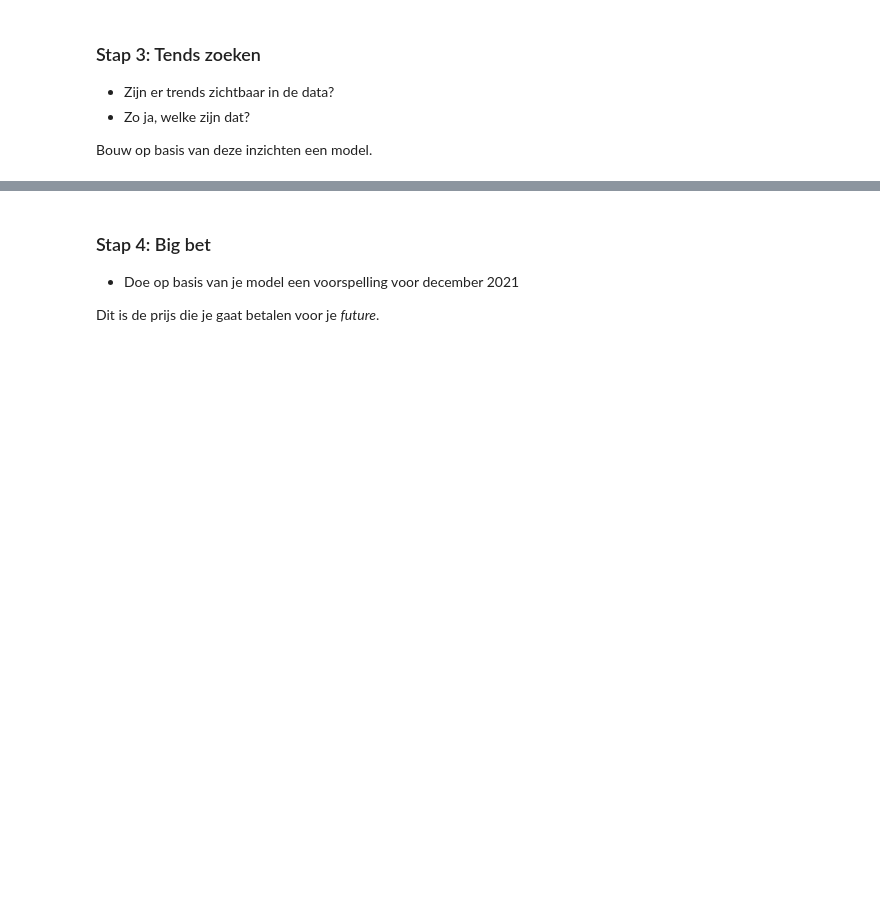
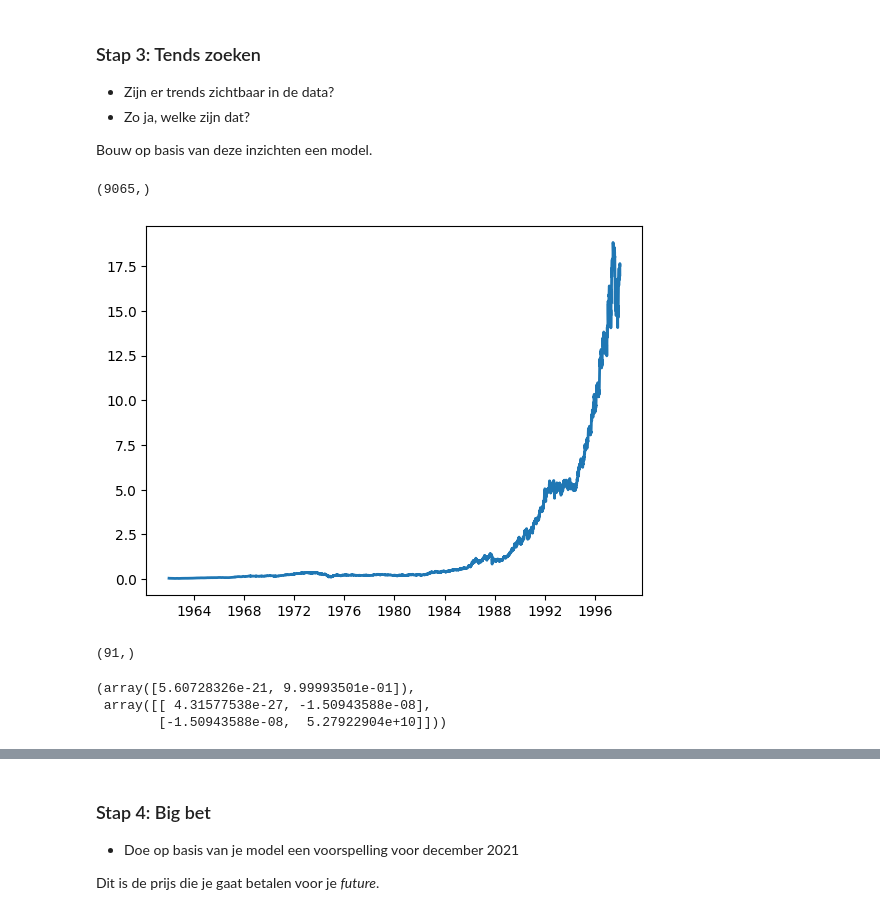
Before and after one commit to MarcRotsaert/MakeAIWork3, a Jupyter notebook: opdrachten/practica/week14/Les regressie + practicum/notebooks/regressie-practicum.ipynb, the cells around one changed output, grey strips where cells are left out. Drawn from its saved outputs; the diff is of its cells as text; code cells hidden in the pictures; blank space fills up the shorter version.

```diff
--- a/opdrachten/practica/week14/Les regressie + practicum/notebooks/regressie-practicum.ipynb
+++ b/opdrachten/practica/week14/Les regressie + practicum/notebooks/regressie-practicum.ipynb
@@ -315,9 +254,9 @@ https://www.kaggle.com/datasets/kalilurrahman/coca-cola-stock-live-and-updated
 ### Stap 1: Data inladen
 # %%
 # Use pandas to load 'coca_cola_stock_history.csv'
-
+df_cola = pd.read_csv('../data/coca_cola_stock_history.csv')
 # ...
 
 # To check if this set is complete, use:
-
-# levels.isnull().sum()
+df_cola.isnull().sum()
+# het is compleet hoor. We kunnen aan de slag
@@ -325,3 +274,16 @@ https://www.kaggle.com/datasets/kalilurrahman/coca-cola-stock-live-and-updated
 ### Stap 2: Range selecteren
 
 Het is het jaar 1997 dus je beschikt over aardig wat koersdata.
+# %%
+df_cola.keys()
+# We hebben een probleem, de tijd-informatie is niet op een consistente manier opgeslagen.
+#
+dump = df_cola['Date']
+dt=[]
+for t in dump:
+    datum = t.split(' ')[0]
+    dt.append(datetime.datetime.strptime(datum,'%Y-%m-%d'))
+
+
+dt_cola= pd.to_datetime(dt)
+print(dt_cola)
@@ -328,4 +299,13 @@ Het is het jaar 1997 dus je beschikt over aardig wat koersdata.
 # %%
 # Select the data between begin 1962 and end 1997
-
+print(dt_cola.dtype)
+#print(dt_cola[15000:15310]>datetime.datetime(1962,1,1))
+#xx
+print(df_cola.shape)
+dt_sel = dt_cola[(dt_cola>datetime.datetime(1962,1,1)) & (dt_cola<datetime.datetime(1998,1,1))]
+print(dt_sel[0])
+print(dt_sel[-1])
+print(dt_sel)
+df_sel= df_cola[(dt_cola>datetime.datetime(1962,1,1)) & (dt_cola<datetime.datetime(1998,1,1))]
+print(df_sel.shape)
 # ...
@@ -336,4 +330,24 @@ Het is het jaar 1997 dus je beschikt over aardig wat koersdata.
 - Zo ja, welke zijn dat?
 
 Bouw op basis van deze inzichten een model.
+# %%
+print(dt_sel.shape)
+
+ax = plot_init()
+plot_add(ax,dt_sel,df_sel['Close'])
+# %% [output]
+(9065,)
+[figure, added]
+# %%
+df_sel['Close'][0:-1:100].shape
+# %% [output]
+(91,)
+# %%
+x = np.array([10, 19, 30, 35, 51])
+y = np.array([1, 7, 20, 50, 79])
+sp.optimize.curve_fit(lambda t,a,b: a*np.exp(b*t),  x,  y)
+# %% [output]
+(array([5.60728326e-21, 9.99993501e-01]),
+ array([[ 4.31577538e-27, -1.50943588e-08],
+        [-1.50943588e-08,  5.27922904e+10]]))
 # %%
```
Also changed, not shown: parts of 16 cells of this notebook.
